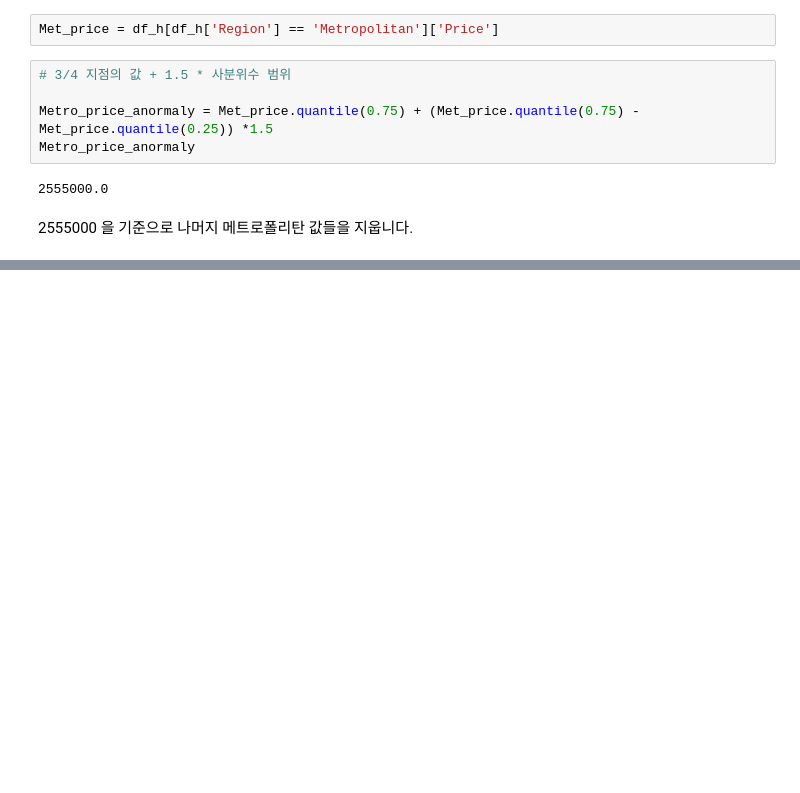
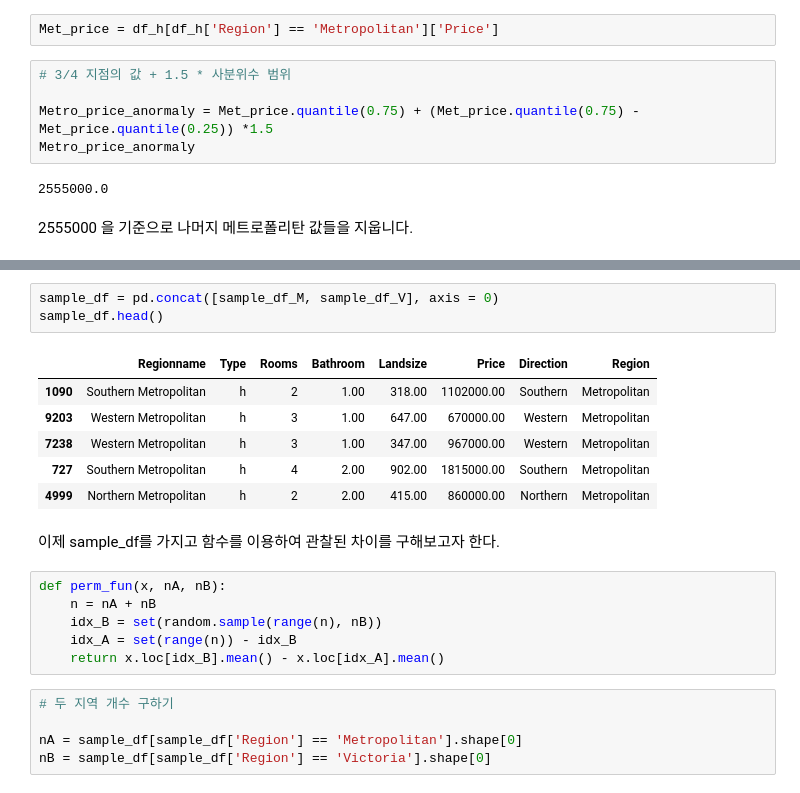
Before and after one commit to Angela-Park-JE/TIL_ver1, a Jupyter notebook: pandas/permutation_test.ipynb, the cells around one changed output, grey strips where cells are left out. Drawn from its saved outputs; the diff is of its cells as text; blank space fills up the shorter version.

```diff
--- a/pandas/permutation_test.ipynb
+++ b/pandas/permutation_test.ipynb
@@ -261,0 +310,23 @@ Metro_price_anormaly
+# %%
+sample_df = pd.concat([sample_df_M, sample_df_V], axis = 0)
+sample_df.head()
+# %% [output]
+|  | Regionname | Type | Rooms | Bathroom | Landsize | Price | Direction | Region |
+| 1090 | Southern Metropolitan | h | 2 | 1.00 | 318.00 | 1102000.00 | Southern | Metropolitan |
+| 9203 | Western Metropolitan | h | 3 | 1.00 | 647.00 | 670000.00 | Western | Metropolitan |
+| 7238 | Western Metropolitan | h | 3 | 1.00 | 347.00 | 967000.00 | Western | Metropolitan |
+| 727 | Southern Metropolitan | h | 4 | 2.00 | 902.00 | 1815000.00 | Southern | Metropolitan |
+| 4999 | Northern Metropolitan | h | 2 | 2.00 | 415.00 | 860000.00 | Northern | Metropolitan |
+# %% [markdown]
+이제 sample_df를 가지고 함수를 이용하여 관찰된 차이를 구해보고자 한다.
+# %%
+def perm_fun(x, nA, nB):
+    n = nA + nB
+    idx_B = set(random.sample(range(n), nB))
+    idx_A = set(range(n)) - idx_B
+    return x.loc[idx_B].mean() - x.loc[idx_A].mean()
+# %%
+# 두 지역 개수 구하기
+
+nA = sample_df[sample_df['Region'] == 'Metropolitan'].shape[0]
+nB = sample_df[sample_df['Region'] == 'Victoria'].shape[0]
```
Also changed, not shown: parts of 7 cells of this notebook.
